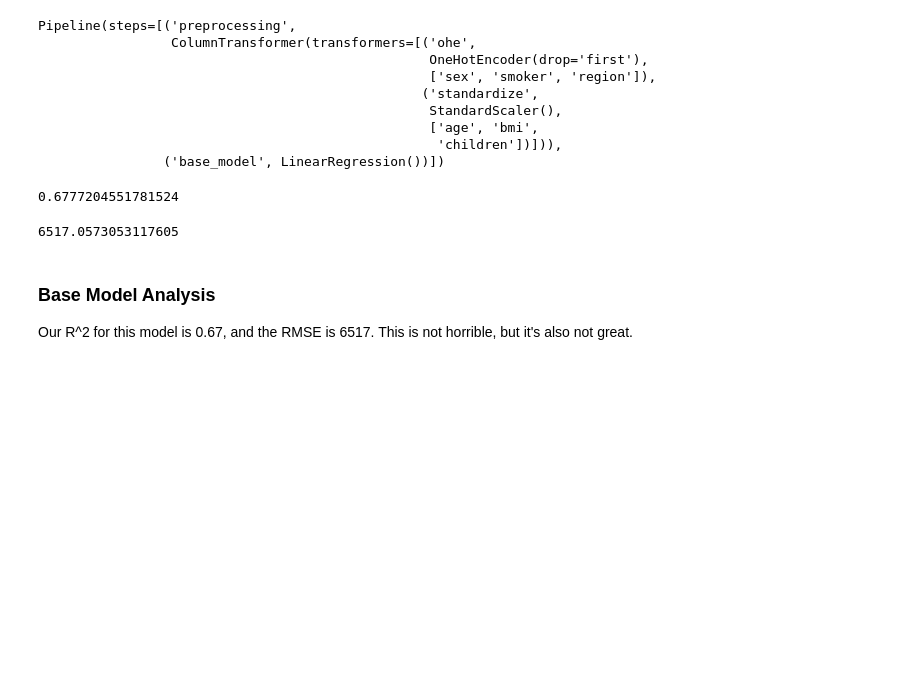
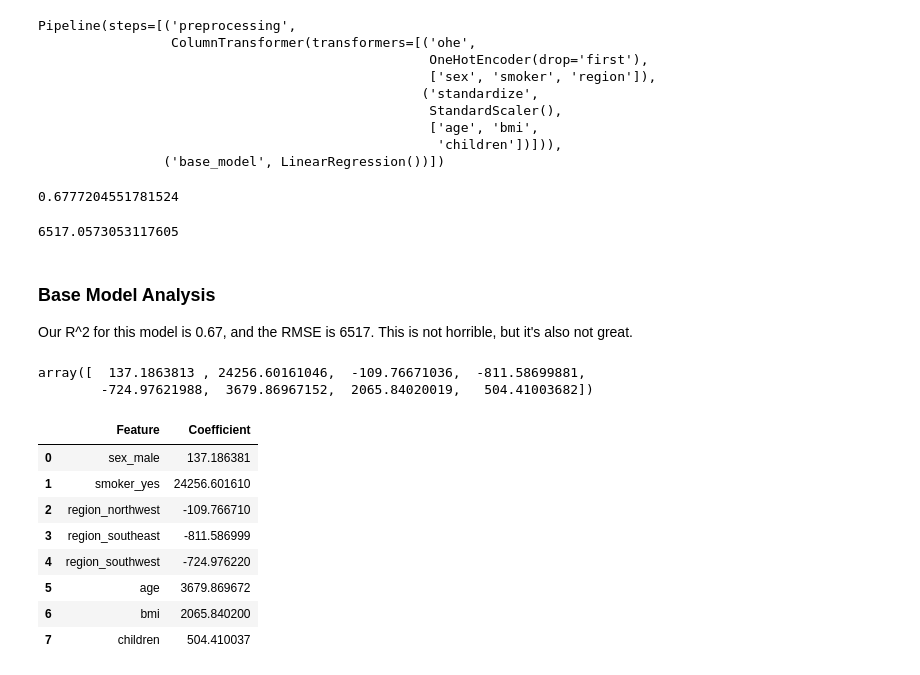
Before and after one commit to suchitbhayani/Medical-Insurance-Cost, a Jupyter notebook: Cost_Analysis.ipynb, the cells around one changed output. Drawn from its saved outputs; the diff is of its cells as text; code cells hidden in the pictures; blank space fills up the shorter version.

```diff
--- a/Cost_Analysis.ipynb
+++ b/Cost_Analysis.ipynb
@@ -212,3 +237,29 @@ RMSE_base
 ### Base Model Analysis
 
 Our R^2 for this model is 0.67, and the RMSE is 6517. This is not horrible, but it's also not great.
+# %%
+base_model.named_steps['base_model'].coef_
+# %% [output]
+array([  137.1863813 , 24256.60161046,  -109.76671036,  -811.58699881,
+        -724.97621988,  3679.86967152,  2065.84020019,   504.41003682])
+# %%
+ohe_feature_names = preproc.named_transformers_['ohe'].get_feature_names_out(categorical_features)
+all_feature_names = ohe_feature_names.tolist() + numerical_features
+coefficients = base_model.named_steps['base_model'].coef_
+
+# Combine feature names and coefficients
+feature_coefficients = pd.DataFrame({
+    'Feature': all_feature_names,
+    'Coefficient': coefficients
+})
+feature_coefficients
+# %% [output]
+|  | Feature | Coefficient |
+| 0 | sex_male | 137.186381 |
+| 1 | smoker_yes | 24256.601610 |
+| 2 | region_northwest | -109.766710 |
+| 3 | region_southeast | -811.586999 |
+| 4 | region_southwest | -724.976220 |
+| 5 | age | 3679.869672 |
+| 6 | bmi | 2065.840200 |
+| 7 | children | 504.410037 |
```
Also changed, not shown: parts of 6 cells of this notebook.
